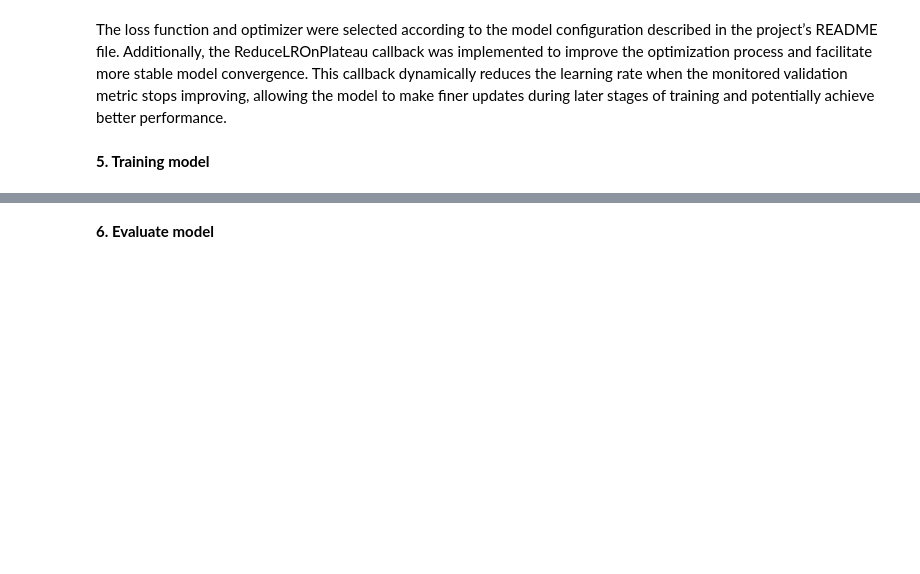
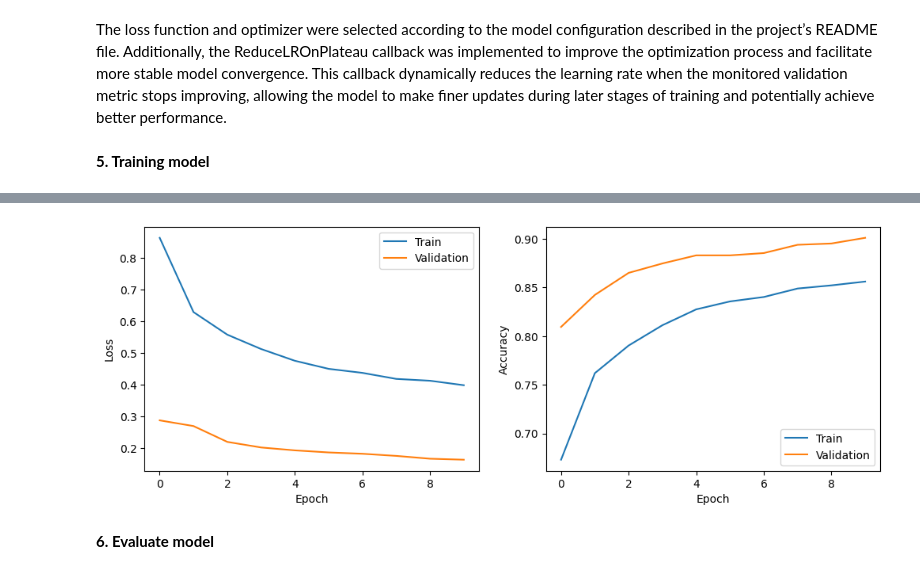
Before and after one commit to matcze/image_classifier, a Jupyter notebook: model_pytorch/fashion_mnist.ipynb, the cells around one changed output, grey strips where cells are left out. Cells and saved outputs as stored; diff of their text form; code cells hidden in the pictures; blank space fills up the shorter version.

```diff
--- a/model_pytorch/fashion_mnist.ipynb
+++ b/model_pytorch/fashion_mnist.ipynb
@@ -174 +188,14 @@ for i in range(1, rows * cols + 1):
+# %%
+torch.manual_seed(42)
+
+n = len(train_dataset)
+train_size = int(0.9 * n)
+
+indices = torch.randperm(n).tolist()
+
+train_indices = indices[:train_size]
+val_indices = indices[train_size:]
+
+train_dataset = Subset(train_dataset, train_indices)
+val_dataset = Subset(train_dataset_no_aug, val_indices)
 # %% [markdown]
@@ -177,5 +204,6 @@ for i in range(1, rows * cols + 1):
 DataLoader automatically creates mini-batches, shuffles the training data each epoch, and efficiently loads data during training, making the training process faster and easier to manage.
 # %%
 train_loader = DataLoader(train_dataset, batch_size=64, shuffle=True)
-test_loader = DataLoader(test_dataset, batch_size=64)
+val_loader = DataLoader(val_dataset, batch_size=64, shuffle=False)
+test_loader = DataLoader(test_dataset, batch_size=64, shuffle=False)
 # %% [markdown]
@@ -347,0 +360,20 @@ Epoch 5: Loss = 425.1673
+# %%
+plt.figure(figsize=(12, 4))
+
+plt.subplot(1, 2, 1)
+plt.plot(history["train_loss"], label="Train")
+plt.plot(history["val_loss"], label="Validation")
+plt.xlabel("Epoch")
+plt.ylabel("Loss")
+plt.legend()
+
+plt.subplot(1, 2, 2)
+plt.plot(history["train_acc"], label="Train")
+plt.plot(history["val_acc"], label="Validation")
+plt.xlabel("Epoch")
+plt.ylabel("Accuracy")
+plt.legend()
+
+plt.show()
+# %% [output]
+[figure, added]
```
Also changed, not shown: parts of 17 cells of this notebook.
